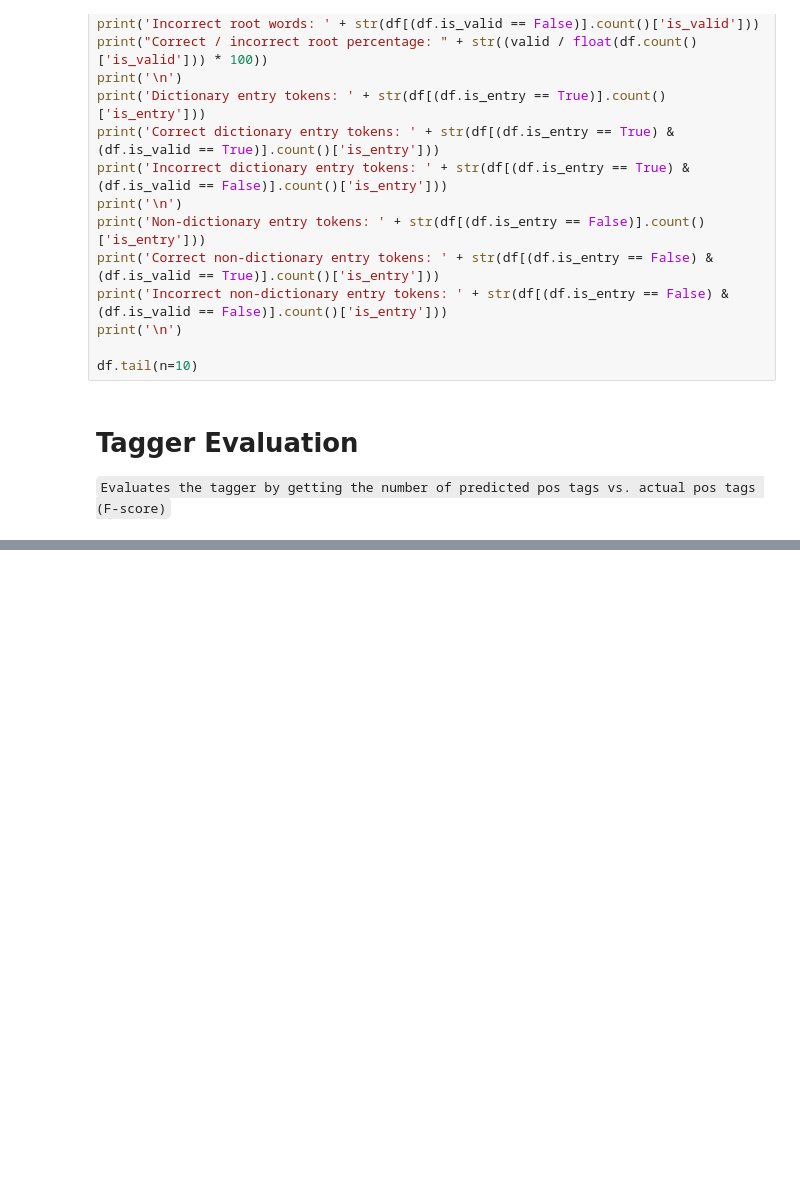
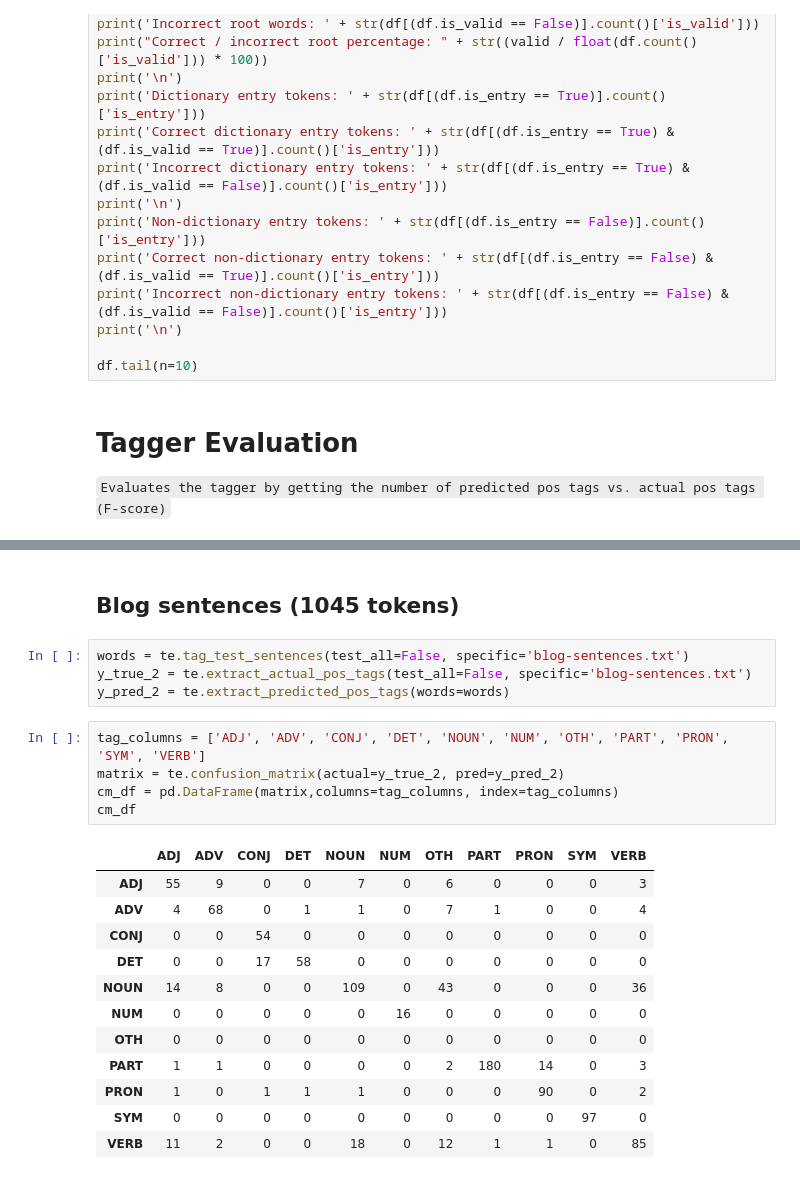
Before and after one commit to rjrequina/Cebuano-POS-Tagger, a Jupyter notebook: src/Demo_and_Evaluation.ipynb, the cells around one changed output, grey strips where cells are left out. Drawn from its saved outputs; the diff is of its cells as text; blank space fills up the shorter version.

```diff
--- a/src/Demo_and_Evaluation.ipynb
+++ b/src/Demo_and_Evaluation.ipynb
@@ -183,0 +143,24 @@ perf_df
+# %% [markdown]
+## Blog sentences (1045 tokens)
+# %%
+words = te.tag_test_sentences(test_all=False, specific='blog-sentences.txt')
+y_true_2 = te.extract_actual_pos_tags(test_all=False, specific='blog-sentences.txt')
+y_pred_2 = te.extract_predicted_pos_tags(words=words)
+# %%
+tag_columns = ['ADJ', 'ADV', 'CONJ', 'DET', 'NOUN', 'NUM', 'OTH', 'PART', 'PRON', 'SYM', 'VERB']
+matrix = te.confusion_matrix(actual=y_true_2, pred=y_pred_2)
+cm_df = pd.DataFrame(matrix,columns=tag_columns, index=tag_columns)
+cm_df
+# %% [output]
+|  | ADJ | ADV | CONJ | DET | NOUN | NUM | OTH | PART | PRON | SYM | VERB |
+| ADJ | 55 | 9 | 0 | 0 | 7 | 0 | 6 | 0 | 0 | 0 | 3 |
+| ADV | 4 | 68 | 0 | 1 | 1 | 0 | 7 | 1 | 0 | 0 | 4 |
+| CONJ | 0 | 0 | 54 | 0 | 0 | 0 | 0 | 0 | 0 | 0 | 0 |
+| DET | 0 | 0 | 17 | 58 | 0 | 0 | 0 | 0 | 0 | 0 | 0 |
+| NOUN | 14 | 8 | 0 | 0 | 109 | 0 | 43 | 0 | 0 | 0 | 36 |
+| NUM | 0 | 0 | 0 | 0 | 0 | 16 | 0 | 0 | 0 | 0 | 0 |
+| OTH | 0 | 0 | 0 | 0 | 0 | 0 | 0 | 0 | 0 | 0 | 0 |
+| PART | 1 | 1 | 0 | 0 | 0 | 0 | 2 | 180 | 14 | 0 | 3 |
+| PRON | 1 | 0 | 1 | 1 | 1 | 0 | 0 | 0 | 90 | 0 | 2 |
+| SYM | 0 | 0 | 0 | 0 | 0 | 0 | 0 | 0 | 0 | 97 | 0 |
+| VERB | 11 | 2 | 0 | 0 | 18 | 0 | 12 | 1 | 1 | 0 | 85 |
```
Also changed, not shown: parts of 25 cells of this notebook, 2 other files.
